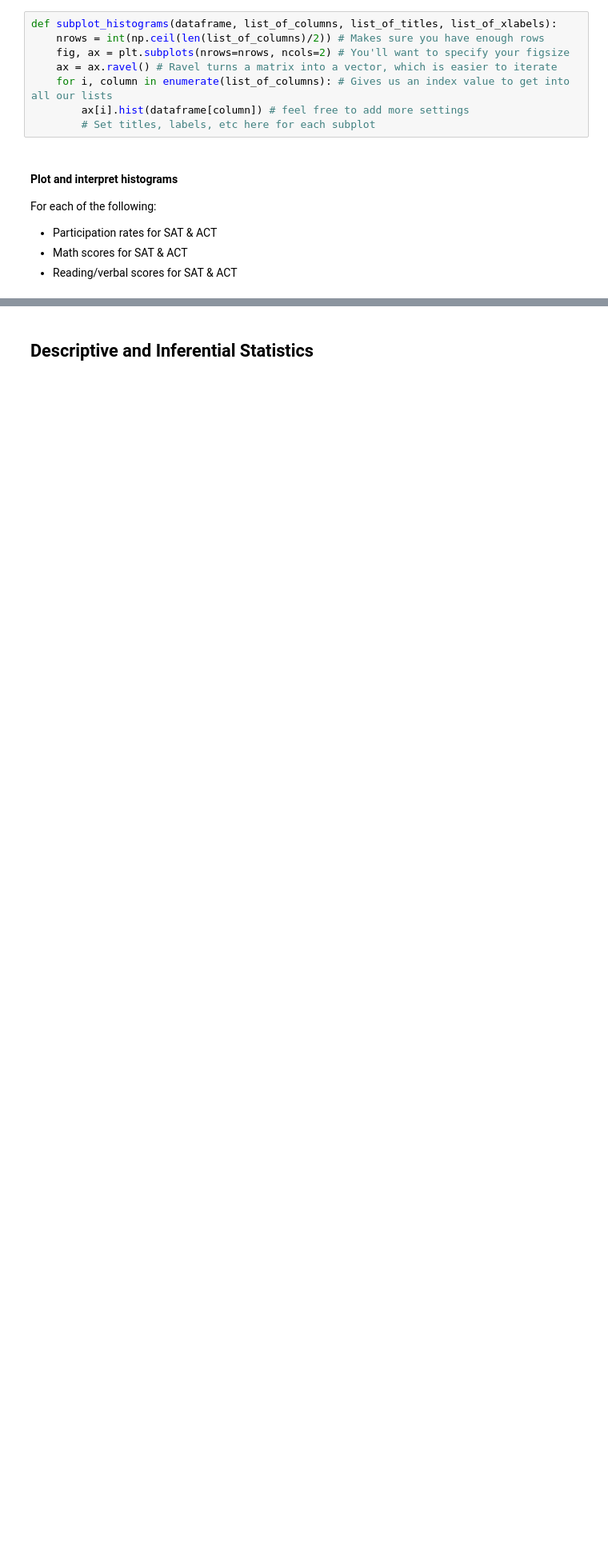
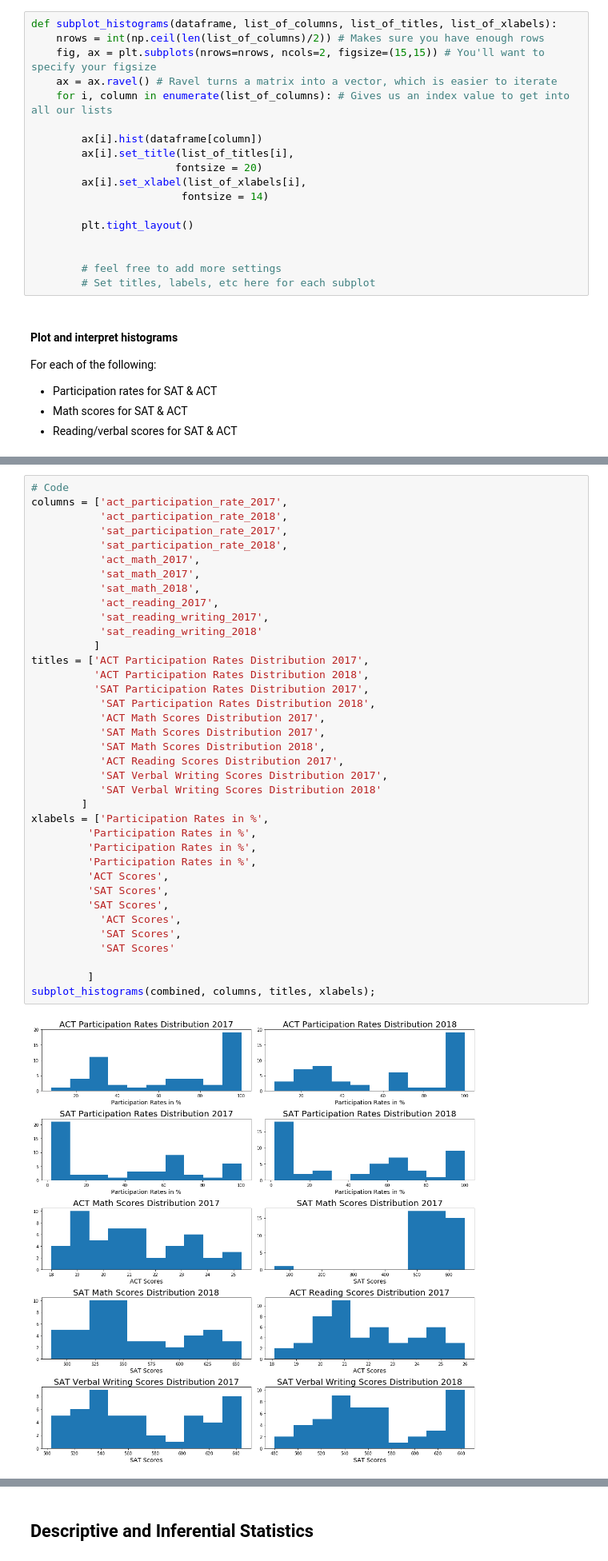
Before and after one commit to justinaugust/which-state-next, a Jupyter notebook: code/starter-code.ipynb, the cells around one changed output, grey strips where cells are left out. Shown: that part at 80% size. Saved outputs shown, nothing was run; the diff lists cells and outputs as text; blank space fills up the shorter version.

```diff
--- a/code/starter-code.ipynb
+++ b/code/starter-code.ipynb
@@ -850,10 +892,20 @@ Here's some starter code:
 # %%
 def subplot_histograms(dataframe, list_of_columns, list_of_titles, list_of_xlabels):
     nrows = int(np.ceil(len(list_of_columns)/2)) # Makes sure you have enough rows
-    fig, ax = plt.subplots(nrows=nrows, ncols=2) # You'll want to specify your figsize
+    fig, ax = plt.subplots(nrows=nrows, ncols=2, figsize=(15,15)) # You'll want to specify your figsize
     ax = ax.ravel() # Ravel turns a matrix into a vector, which is easier to iterate
     for i, column in enumerate(list_of_columns): # Gives us an index value to get into all our lists
-        ax[i].hist(dataframe[column]) # feel free to add more settings
+
+        ax[i].hist(dataframe[column])
+        ax[i].set_title(list_of_titles[i],
+                       fontsize = 20)
+        ax[i].set_xlabel(list_of_xlabels[i],
+                        fontsize = 14)
+
+        plt.tight_layout()
+
+
+        # feel free to add more settings
         # Set titles, labels, etc here for each subplot
 # %% [markdown]
 #### Plot and interpret histograms
@@ -866,3 +926,42 @@ For each of the following:
+# %%
+# Code
+columns = ['act_participation_rate_2017',
+           'act_participation_rate_2018',
+           'sat_participation_rate_2017',
+           'sat_participation_rate_2018',
+           'act_math_2017',
+           'sat_math_2017',
+           'sat_math_2018',
+           'act_reading_2017',
+           'sat_reading_writing_2017',
+           'sat_reading_writing_2018'
+          ]
+titles = ['ACT Participation Rates Distribution 2017',
+          'ACT Participation Rates Distribution 2018',
+          'SAT Participation Rates Distribution 2017',
+           'SAT Participation Rates Distribution 2018',
+           'ACT Math Scores Distribution 2017',
+           'SAT Math Scores Distribution 2017',
+           'SAT Math Scores Distribution 2018',
+           'ACT Reading Scores Distribution 2017',
+           'SAT Verbal Writing Scores Distribution 2017',
+           'SAT Verbal Writing Scores Distribution 2018'
+        ]
+xlabels = ['Participation Rates in %',
+         'Participation Rates in %',
+         'Participation Rates in %',
+         'Participation Rates in %',
+         'ACT Scores',
+         'SAT Scores',
+         'SAT Scores',
+           'ACT Scores',
+           'SAT Scores',
+           'SAT Scores'
+
+         ]
+subplot_histograms(combined, columns, titles, xlabels);
+# %% [output]
+[figure, added]
 # %% [markdown]
 #### Plot and interpret scatter plots
 
```
Also changed, not shown: parts of 14 cells of this notebook.
